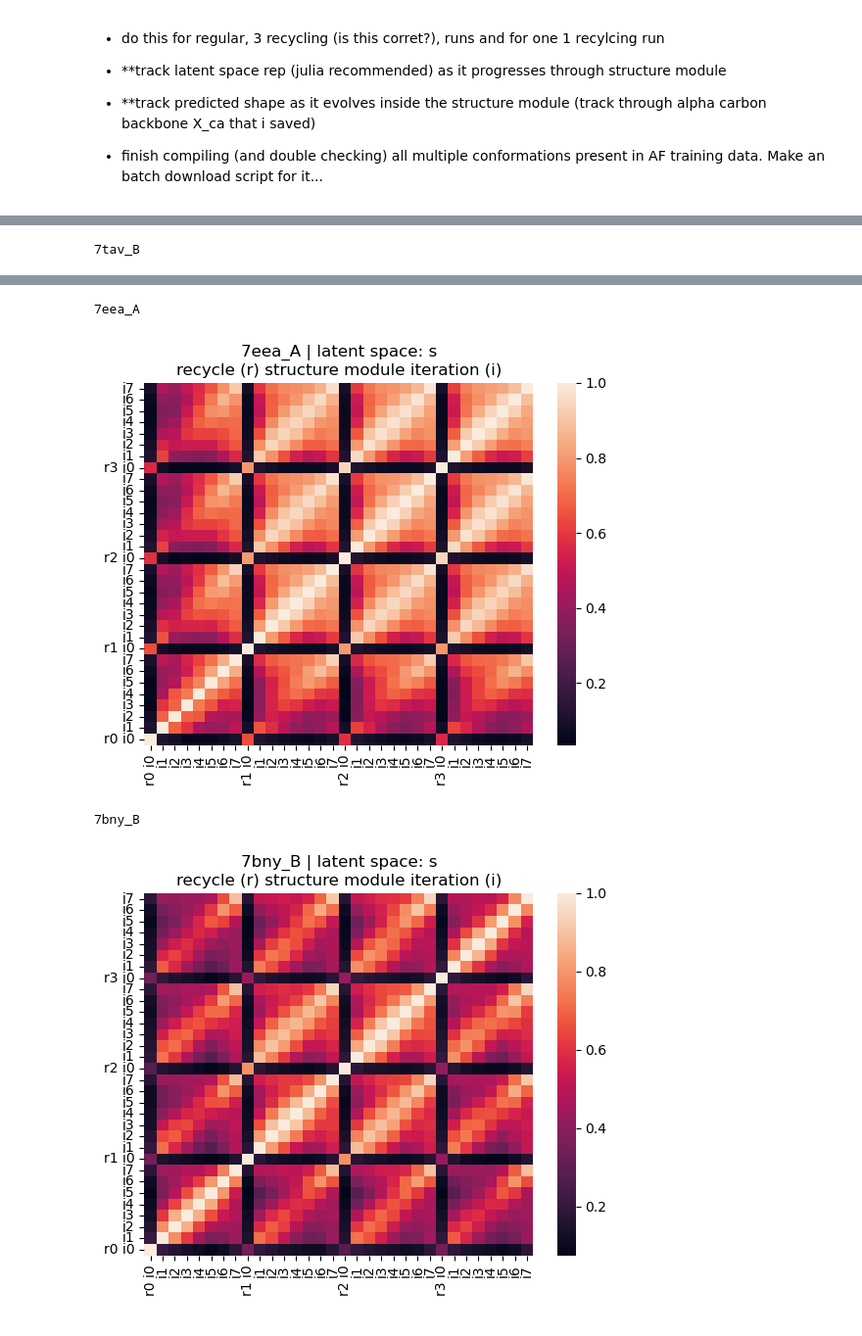
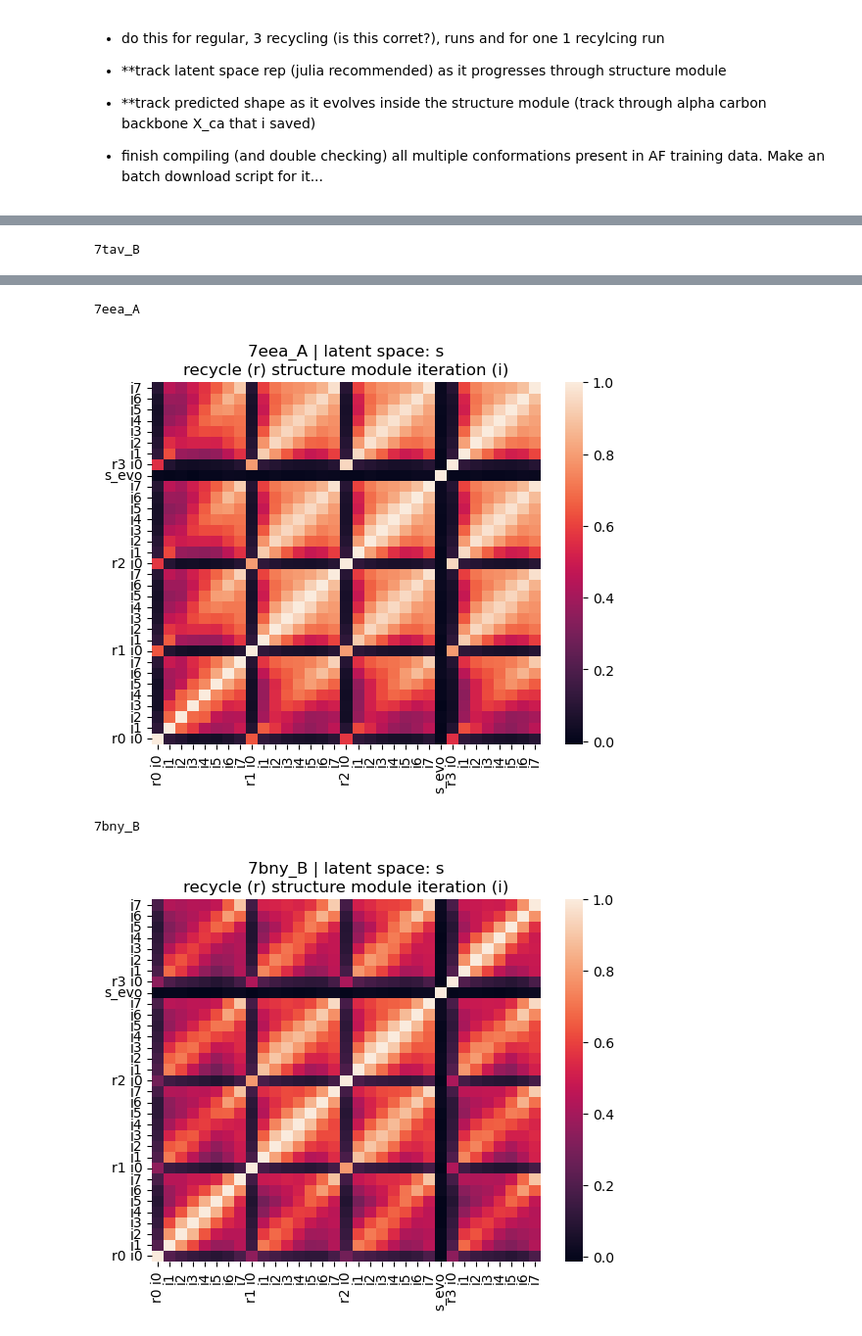
Before and after one commit to MichaelTrumbull/openfold-mt, a Jupyter notebook: personal-nbs/track_latent_space.ipynb, the cells around one changed output, grey strips where cells are left out. Shown: that part at 98% size. Drawn from its saved outputs; the diff is of its cells as text; code cells hidden in the pictures.

```diff
--- a/personal-nbs/track_latent_space.ipynb
+++ b/personal-nbs/track_latent_space.ipynb
@@ -71,14 +103,0 @@ def latent_space_cosine_grid(protein, rep):
-# %%
-protein = '7tav_B'
-rep = 's'
-i = 0
-r = 0
-file = LATENTSPACE_UNPERTURBED + protein + '_lspace' + '/' + rep + '_iter_' + str(i) + '_recy_' + str(r) + '_.pt'
-t = torch.flatten(torch.load(file, map_location=torch.device('cpu')))
-print('r',r,'i',i,t)
-rep = 's'
-i = 1
-r = 0
-file = LATENTSPACE_UNPERTURBED + protein + '_lspace' + '/' + rep + '_iter_' + str(i) + '_recy_' + str(r) + '_.pt'
-t = torch.flatten(torch.load(file, map_location=torch.device('cpu')))
-print('r',r,'i',i,t)
@@ -100,9 +115,6 @@ l = 's'
 particularly_red = ['7tav_B','7eea_A','7bny_B']
 for protein in particularly_red: #list_proteins:
     print(protein)
-    ax = sns.heatmap(latent_space_cosine_grid(protein, l), xticklabels = lst_iterations, yticklabels = lst_iterations, annot=False)
-    ax.invert_yaxis()
-    ax.set_title(protein + f' | latent space: {l}\n' + 'recycle (r) structure module iteration (i)' )
-    plt.show()
+    latent_space_cosine_grid_evo3(protein)
 # %% [output]
 7tav_B
@@ -110,7 +122,7 @@ for protein in particularly_red: #list_proteins:
 7eea_A
-[figure, old version]
+[figure, new version]
 7bny_B
-[figure, old version]
+[figure, new version]
 # %%
 # old code that didn't work. maybe useful for reference later
 
```
Also changed, not shown: parts of 5 cells of this notebook.
